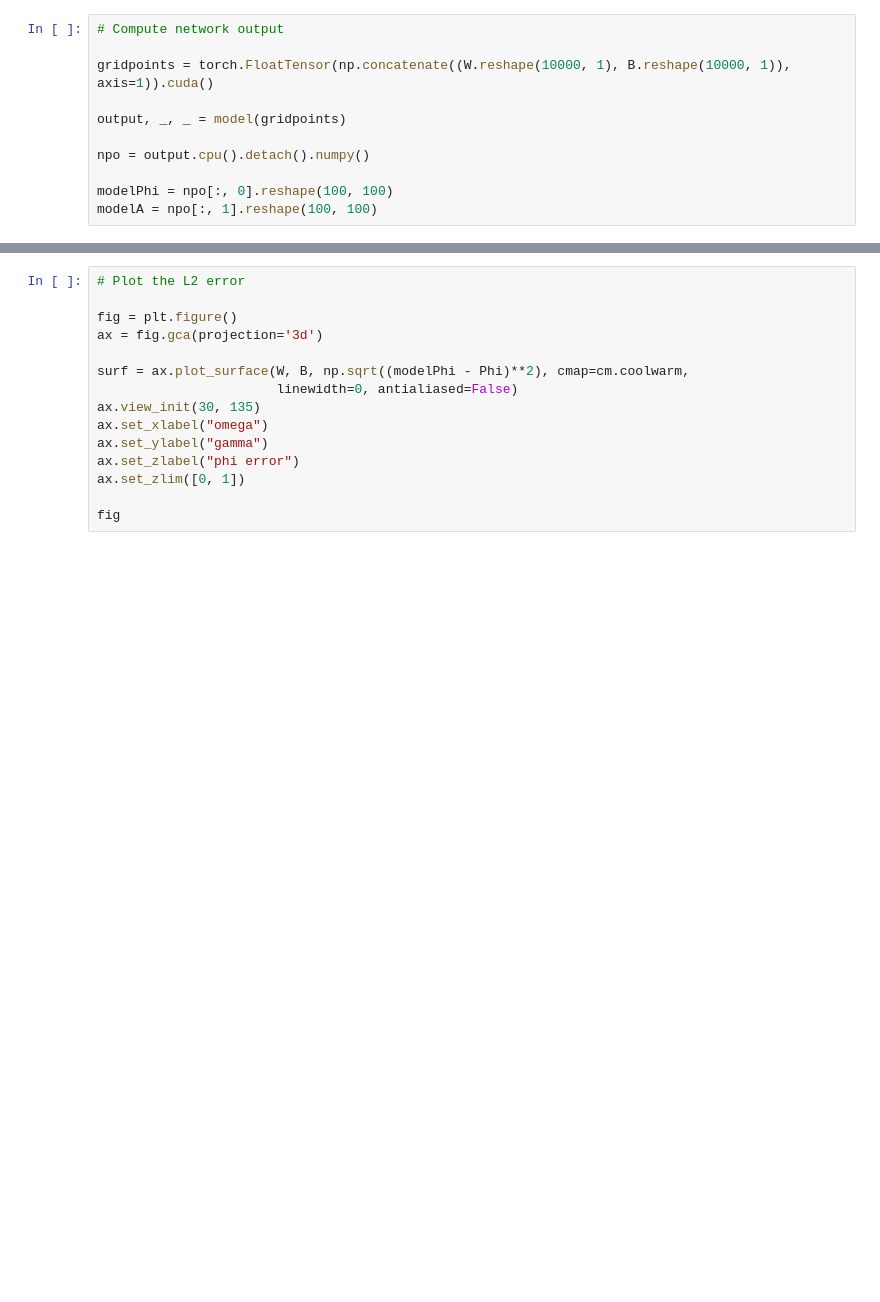
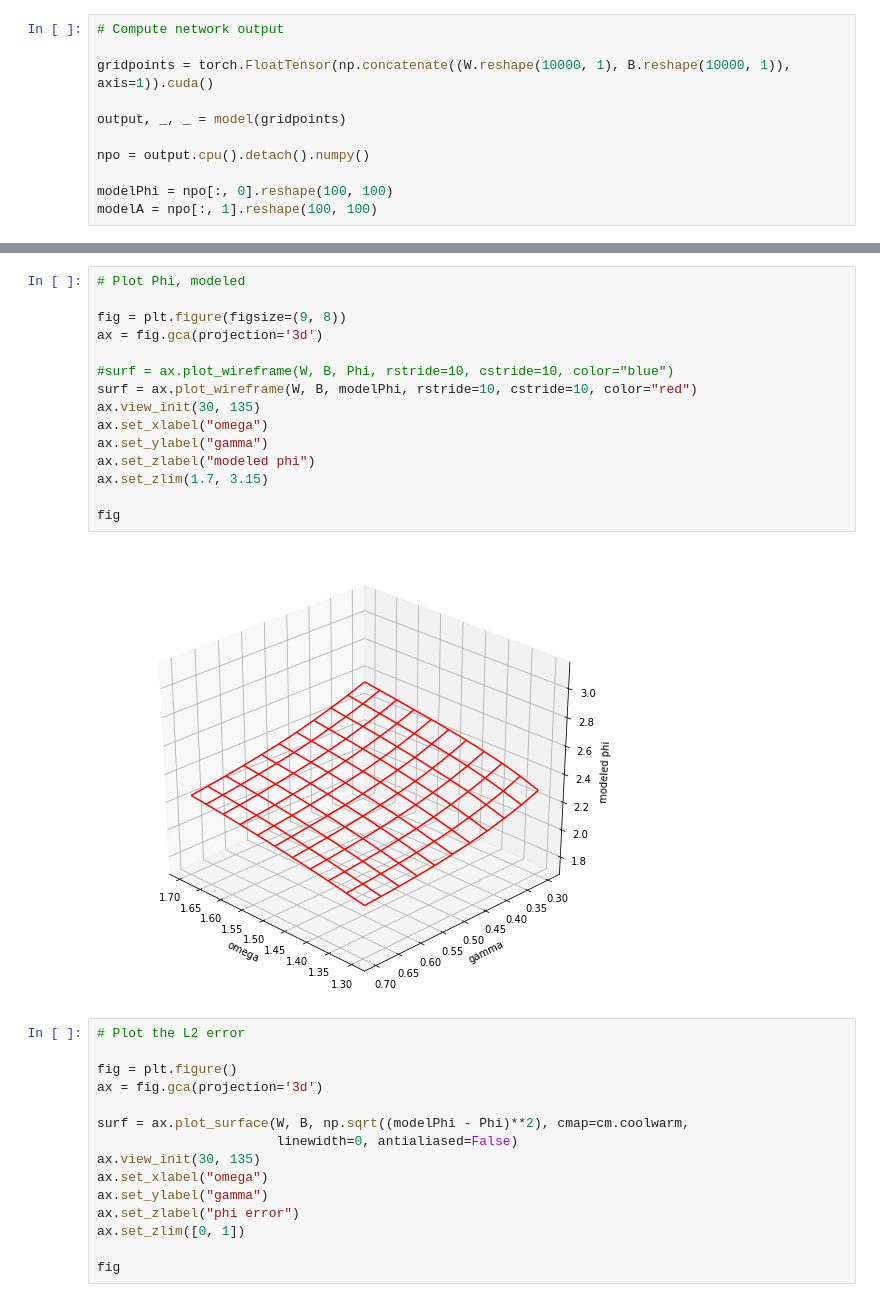
Before and after one commit to atbolsh/Aexam, a Jupyter notebook: Plotting boring_patch model.ipynb, the cells around one changed output, grey strips where cells are left out. Saved outputs shown, nothing was run; the diff lists cells and outputs as text; blank space fills up the shorter version.

```diff
--- a/Plotting boring_patch model.ipynb
+++ b/Plotting boring_patch model.ipynb
@@ -201,3 +203,20 @@ fig
+# %%
+# Plot Phi, modeled
+
+fig = plt.figure(figsize=(9, 8))
+ax = fig.gca(projection='3d')
+
+#surf = ax.plot_wireframe(W, B, Phi, rstride=10, cstride=10, color="blue")
+surf = ax.plot_wireframe(W, B, modelPhi, rstride=10, cstride=10, color="red")
+ax.view_init(30, 135)
+ax.set_xlabel("omega")
+ax.set_ylabel("gamma")
+ax.set_zlabel("modeled phi")
+ax.set_zlim(1.7, 3.15)
+
+fig
+# %% [output]
+[figure, added]
 # %%
 # Plot the L2 error
 
```
Also changed, not shown: parts of 6 cells of this notebook, 12 other files.
